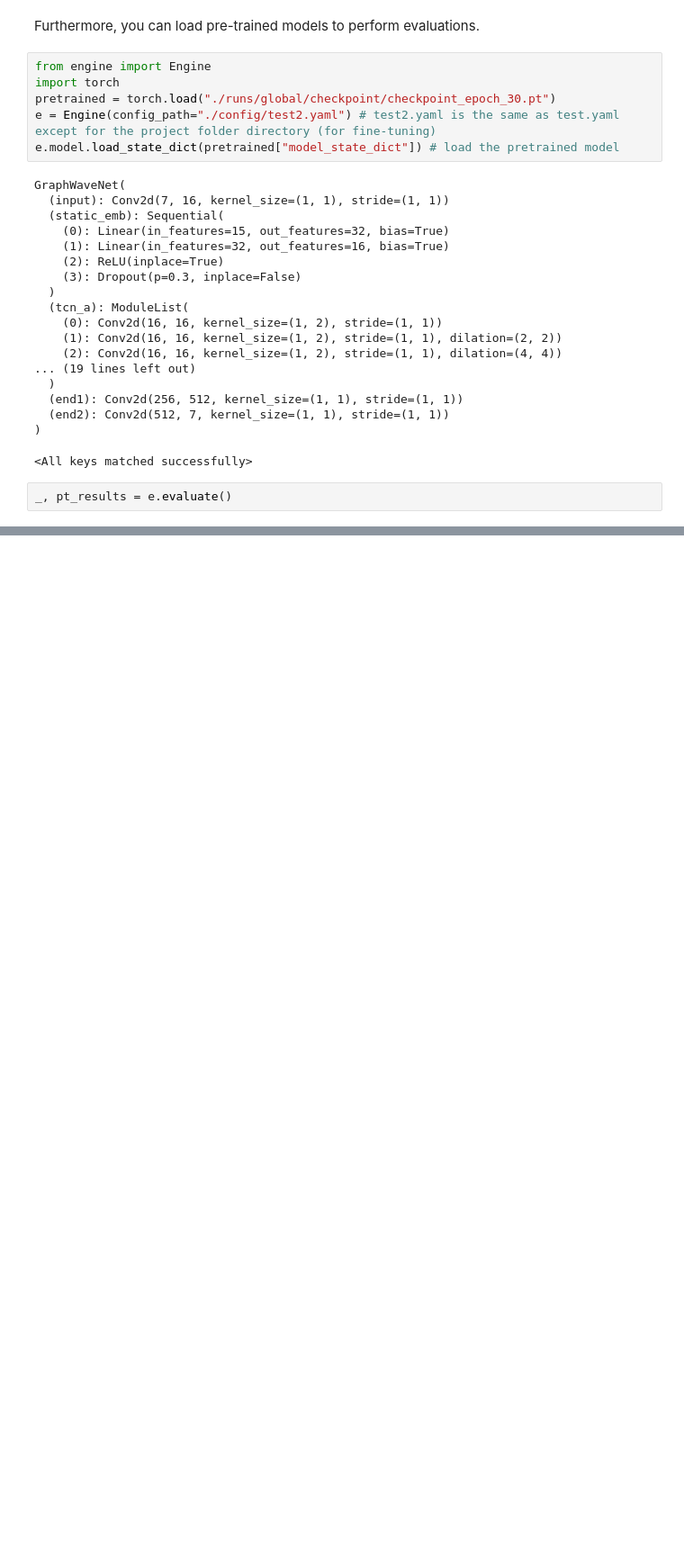
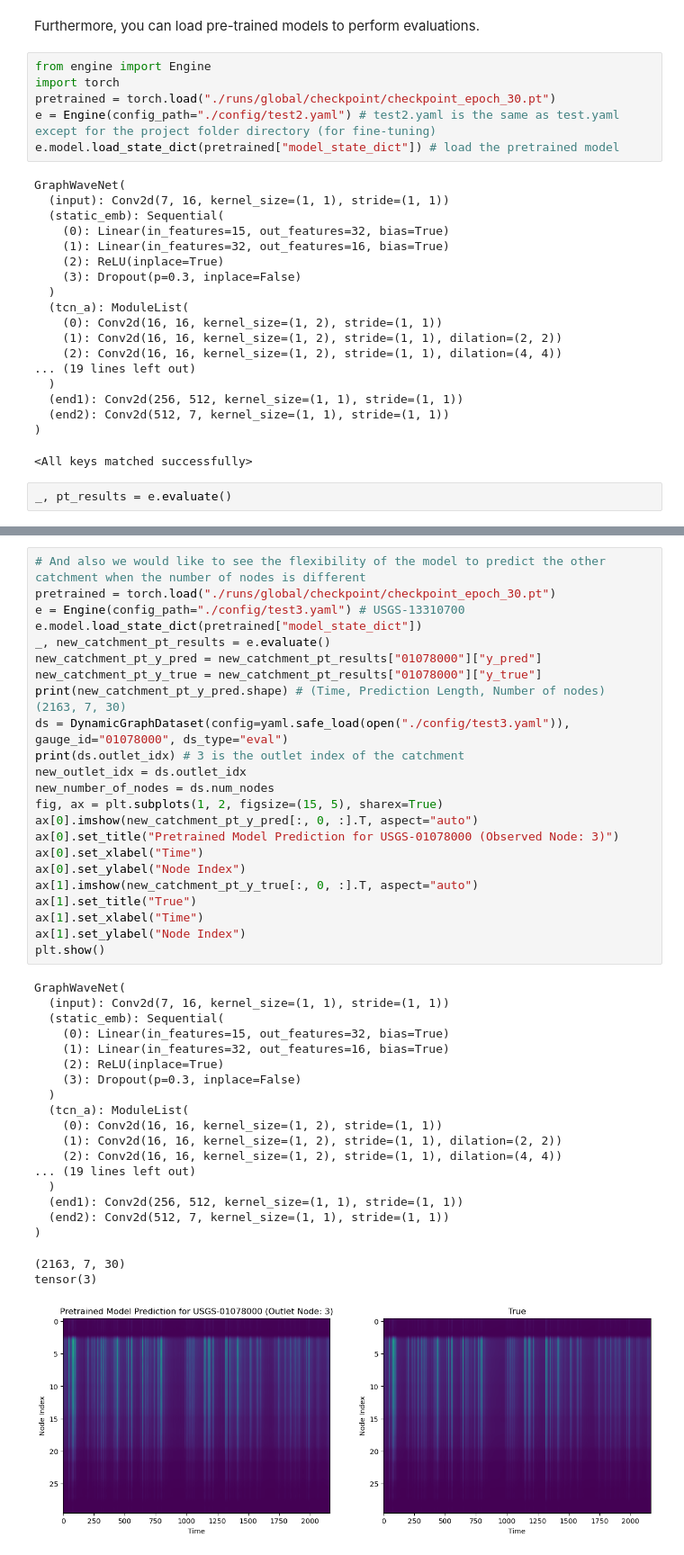
Before and after one commit to undertow515/GATWN, a Jupyter notebook: example.ipynb, the cells around one changed output, grey strips where cells are left out. Shown at 90% size. Saved outputs shown, nothing was run; the diff lists cells and outputs as text; blank space fills up the shorter version.

```diff
--- a/example.ipynb
+++ b/example.ipynb
@@ -242,0 +244,44 @@ plt.show()
+# %%
+# And also we would like to see the flexibility of the model to predict the other catchment when the number of nodes is different
+pretrained = torch.load("./runs/global/checkpoint/checkpoint_epoch_30.pt")
+e = Engine(config_path="./config/test3.yaml") # USGS-13310700
+e.model.load_state_dict(pretrained["model_state_dict"])
+_, new_catchment_pt_results = e.evaluate()
+new_catchment_pt_y_pred = new_catchment_pt_results["01078000"]["y_pred"]
+new_catchment_pt_y_true = new_catchment_pt_results["01078000"]["y_true"]
+print(new_catchment_pt_y_pred.shape) # (Time, Prediction Length, Number of nodes) (2163, 7, 30)
+ds = DynamicGraphDataset(config=yaml.safe_load(open("./config/test3.yaml")), gauge_id="01078000", ds_type="eval")
+print(ds.outlet_idx) # 3 is the outlet index of the catchment
+new_outlet_idx = ds.outlet_idx
+new_number_of_nodes = ds.num_nodes
+fig, ax = plt.subplots(1, 2, figsize=(15, 5), sharex=True)
+ax[0].imshow(new_catchment_pt_y_pred[:, 0, :].T, aspect="auto")
+ax[0].set_title("Pretrained Model Prediction for USGS-01078000 (Observed Node: 3)")
+ax[0].set_xlabel("Time")
+ax[0].set_ylabel("Node Index")
+ax[1].imshow(new_catchment_pt_y_true[:, 0, :].T, aspect="auto")
+ax[1].set_title("True")
+ax[1].set_xlabel("Time")
+ax[1].set_ylabel("Node Index")
+plt.show()
+# %% [output]
+GraphWaveNet(
+  (input): Conv2d(7, 16, kernel_size=(1, 1), stride=(1, 1))
+  (static_emb): Sequential(
+    (0): Linear(in_features=15, out_features=32, bias=True)
+    (1): Linear(in_features=32, out_features=16, bias=True)
+    (2): ReLU(inplace=True)
+    (3): Dropout(p=0.3, inplace=False)
+  )
+  (tcn_a): ModuleList(
+    (0): Conv2d(16, 16, kernel_size=(1, 2), stride=(1, 1))
+    (1): Conv2d(16, 16, kernel_size=(1, 2), stride=(1, 1), dilation=(2, 2))
+    (2): Conv2d(16, 16, kernel_size=(1, 2), stride=(1, 1), dilation=(4, 4))
+... (19 lines left out)
+  )
+  (end1): Conv2d(256, 512, kernel_size=(1, 1), stride=(1, 1))
+  (end2): Conv2d(512, 7, kernel_size=(1, 1), stride=(1, 1))
+)
+(2163, 7, 30)
+tensor(3)
+[figure, added]
```
Also changed, not shown: parts of 10 cells of this notebook, 18 other files.
